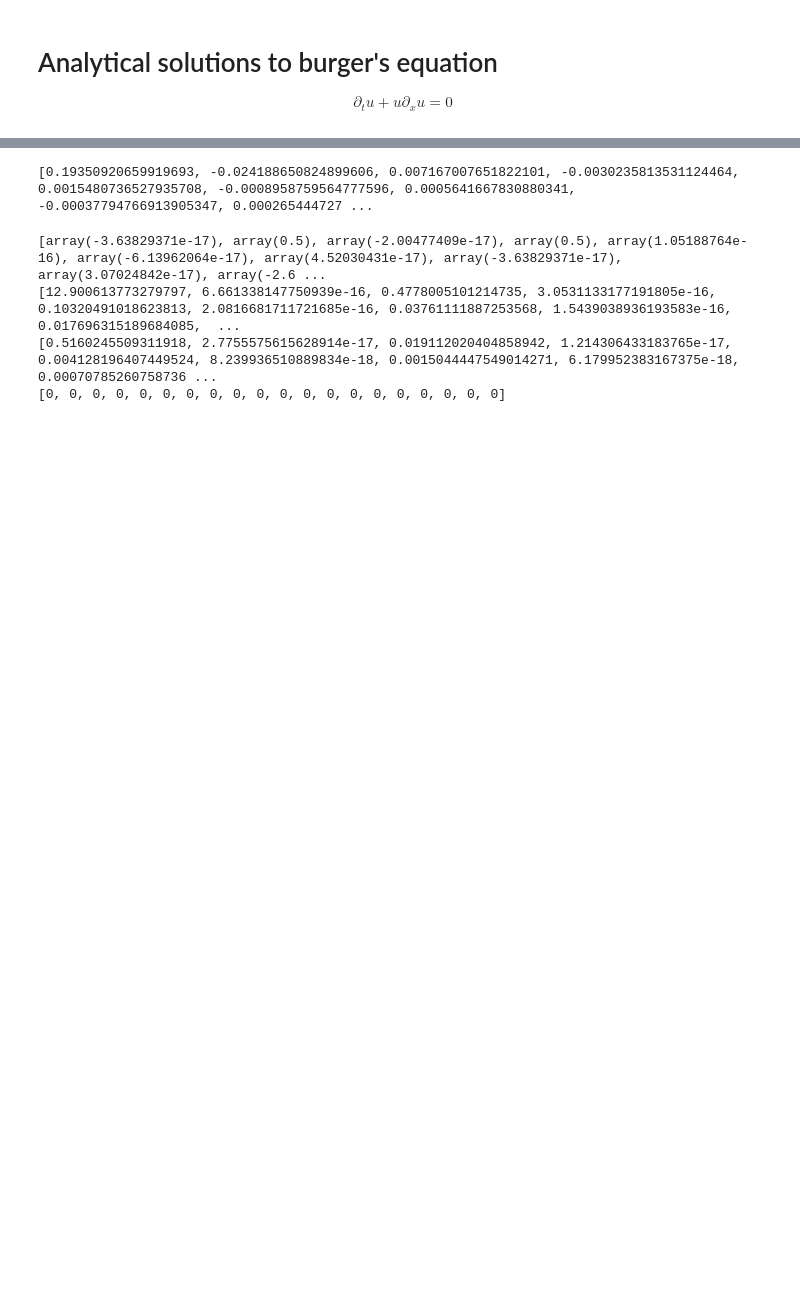
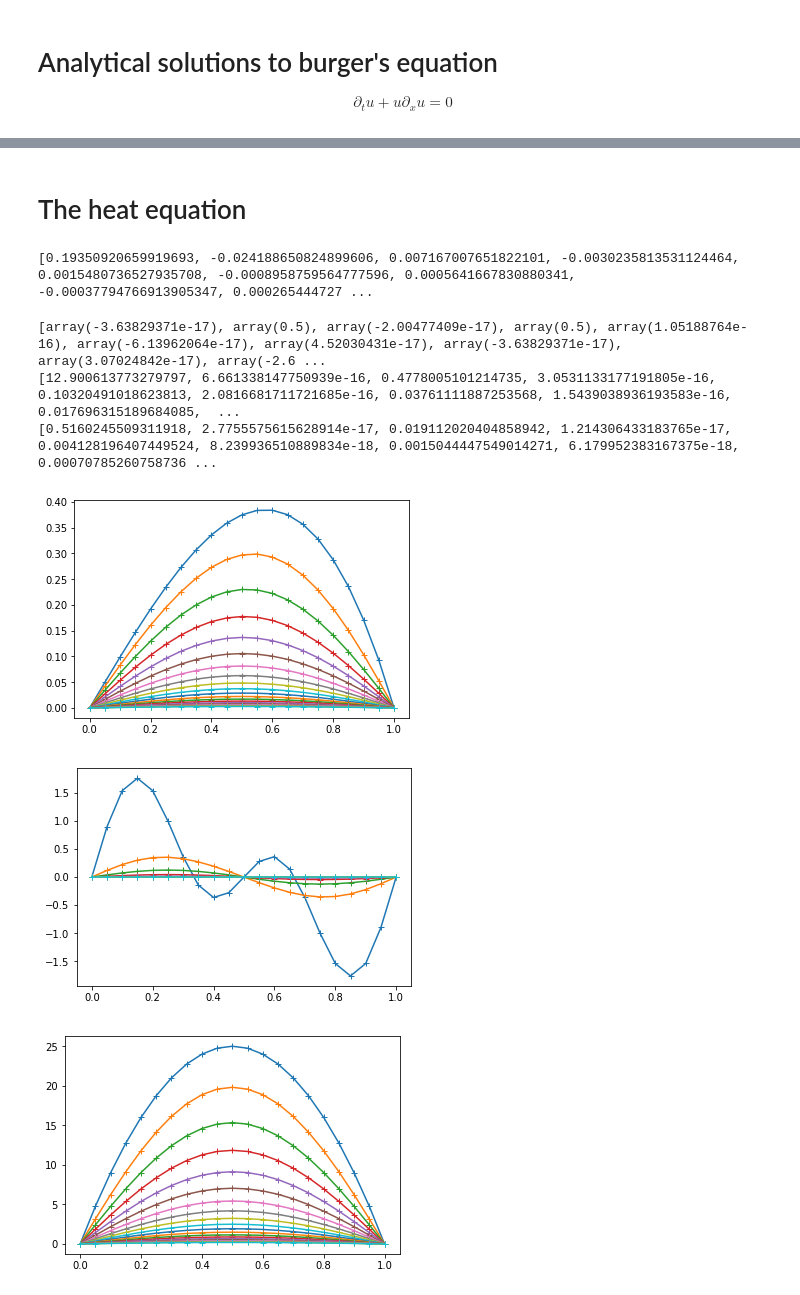
Before and after one commit to afqueiruga/nn_1d_pde, a Jupyter notebook: analytical_solutions.ipynb, the cells around one changed output, grey strips where cells are left out. Cells and saved outputs as stored; diff of their text form; code cells hidden in the pictures; blank space fills up the shorter version.

```diff
--- a/analytical_solutions.ipynb
+++ b/analytical_solutions.ipynb
@@ -1,3 +8,17 @@
+# %%
+def plot_stack_and_save(SOLS, xlim, tlim, fname):
+    xs = np.linspace(*xlim)
+    ts = np.linspace(*tlim)
+    grid = np.meshgrid(xs,ts)
+    US = []
+    for S in SOLS:
+        u = S(grid[0],grid[1])
+        plt.figure()
+        for i,t in enumerate(ts):
+            plt.plot(xs,u[i,:],'-+')
+        US.append(u)
+    UDATA = np.stack(US)
+    np.savez(f"data/{fname}",{'U':UDATA})
 # %% [markdown]
 # Analytical solutions to burger's equation
 
@@ -89,24 +132,25 @@ import sympy
+# %% [markdown]
+# The heat equation
 # %%
 PAR = [
     {'u0':lambda x: -x**3+x},
     {'u0':lambda x: sympy.sin(2.0*x*sympy.pi)+sympy.sin(4.0*x*sympy.pi)},
     {'u0':lambda x: 100.0*(x-x**2)},
     {},
 ]
-xs = np.linspace(0,1,21)
-ts = np.linspace(0,0.1,10)
-grid = np.meshgrid(xs,ts)
 def wrap(f):
     def u(x,t):
         xt = np.c_[x.ravel(),t.ravel()]
         F = f(xt)
         return F['u'].reshape(x.shape)
     return u
 SOLS = [ wrap(detest.oracles.HeatEquation1D(P)) for P in PAR ]
-stack_and_save(SOLS)
+plot_stack_and_save(SOLS,(0,1,21),(0,0.5,20),"heat")
 # %% [output]
 [0.19350920659919693, -0.024188650824899606, 0.007167007651822101, -0.0030235813531124464, 0.0015480736527935708, -0.0008958759564777596, 0.0005641667830880341, -0.00037794766913905347, 0.000265444727 ...
 [array(-3.63829371e-17), array(0.5), array(-2.00477409e-17), array(0.5), array(1.05188764e-16), array(-6.13962064e-17), array(4.52030431e-17), array(-3.63829371e-17), array(3.07024842e-17), array(-2.6 ...
 [12.900613773279797, 6.661338147750939e-16, 0.4778005101214735, 3.0531133177191805e-16, 0.10320491018623813, 2.0816681711721685e-16, 0.03761111887253568, 1.5439038936193583e-16, 0.017696315189684085,  ...
 [0.5160245509311918, 2.7755575615628914e-17, 0.019112020404858942, 1.214306433183765e-17, 0.004128196407449524, 8.239936510889834e-18, 0.0015044447549014271, 6.179952383167375e-18, 0.00070785260758736 ...
-[0, 0, 0, 0, 0, 0, 0, 0, 0, 0, 0, 0, 0, 0, 0, 0, 0, 0, 0, 0]
+[figure, added]
+[figure, added]
+[figure, added]
```
Also changed, not shown: parts of 24 cells of this notebook, 2 other files.
